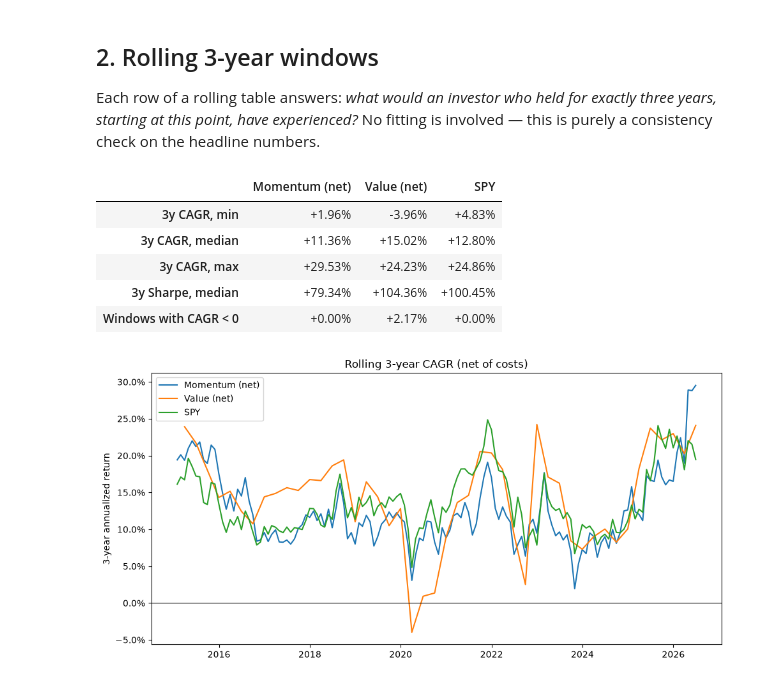
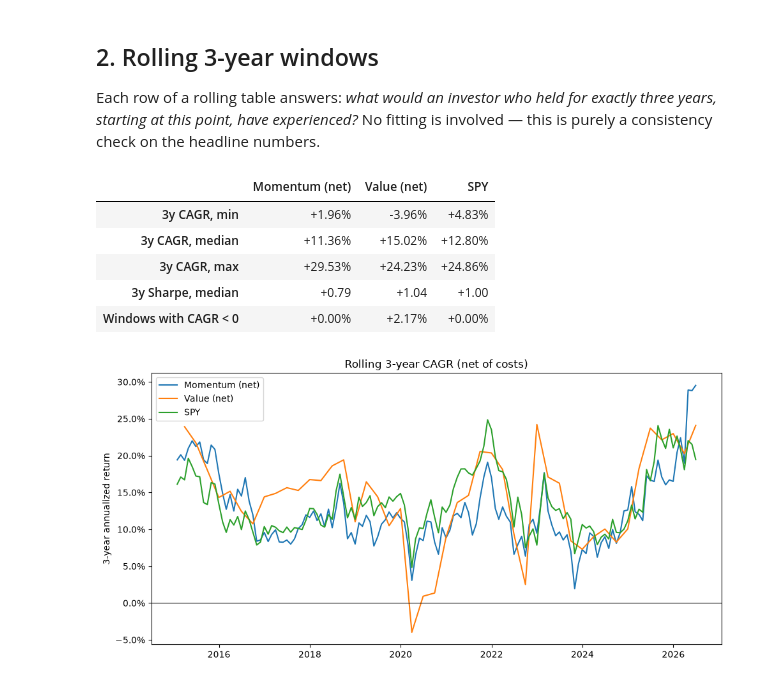
Before and after one commit to Rossod4/momentum-value-strategy, a Jupyter notebook: notebooks/05_walk_forward_and_robustness.ipynb, the cells around one changed output. Cells and saved outputs as stored; diff of their text form; code cells hidden in the pictures.

```diff
--- a/notebooks/05_walk_forward_and_robustness.ipynb
+++ b/notebooks/05_walk_forward_and_robustness.ipynb
@@ -72,27 +72,29 @@ involved — this is purely a consistency check on the headline numbers.
 # %%
 rolling = {
     "Momentum (net)": rolling_window_metrics(momentum.net_returns, 3, 12),
     "Value (net)": rolling_window_metrics(value.net_returns, 3, 4),
     "SPY": rolling_window_metrics(spy_returns, 3, 12),
 }
 
 summary = pd.DataFrame({
     name: {
         "3y CAGR, min": roll["CAGR"].min(),
         "3y CAGR, median": roll["CAGR"].median(),
         "3y CAGR, max": roll["CAGR"].max(),
         "3y Sharpe, median": roll["Sharpe Ratio"].median(),
         "Windows with CAGR < 0": (roll["CAGR"] < 0).mean(),
     }
     for name, roll in rolling.items()
 })
-summary.map(lambda v: f"{v:+.2%}" if abs(v) < 3 else f"{v:+.2f}")
+# Format each row by what it measures: CAGR and window shares are percentages,
+# Sharpe is a plain ratio.
+summary.apply(lambda row: row.map(lambda v: f"{v:+.2f}" if "Sharpe" in row.name else f"{v:+.2%}"), axis=1)
 # %% [output]
 |  | Momentum (net) | Value (net) | SPY |
 | 3y CAGR, min | +1.96% | -3.96% | +4.83% |
 | 3y CAGR, median | +11.36% | +15.02% | +12.80% |
 | 3y CAGR, max | +29.53% | +24.23% | +24.86% |
-| 3y Sharpe, median | +79.34% | +104.36% | +100.45% |
+| 3y Sharpe, median | +0.79 | +1.04 | +1.00 |
 | Windows with CAGR < 0 | +0.00% | +2.17% | +0.00% |
 # %%
 fig, ax = plt.subplots(figsize=(10, 5))
```
Also changed, not shown: parts of 2 cells of this notebook.
